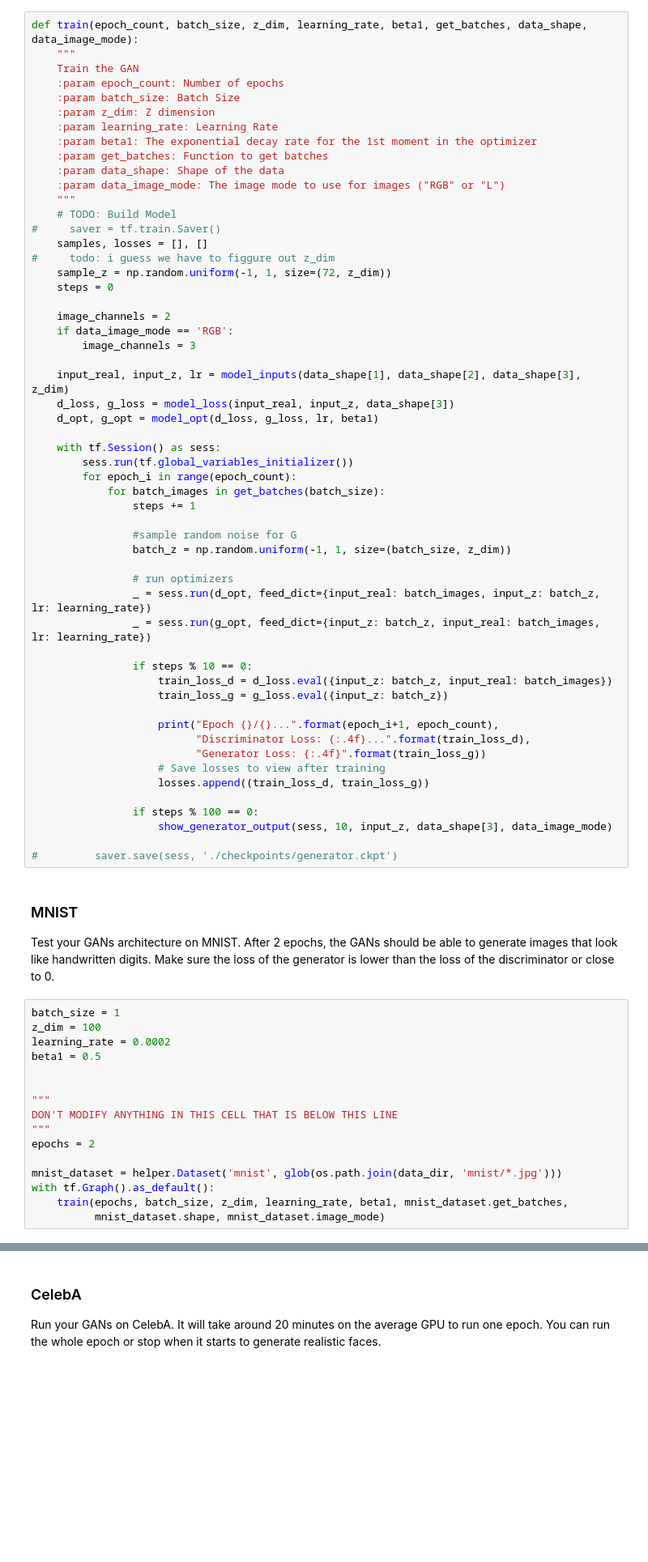
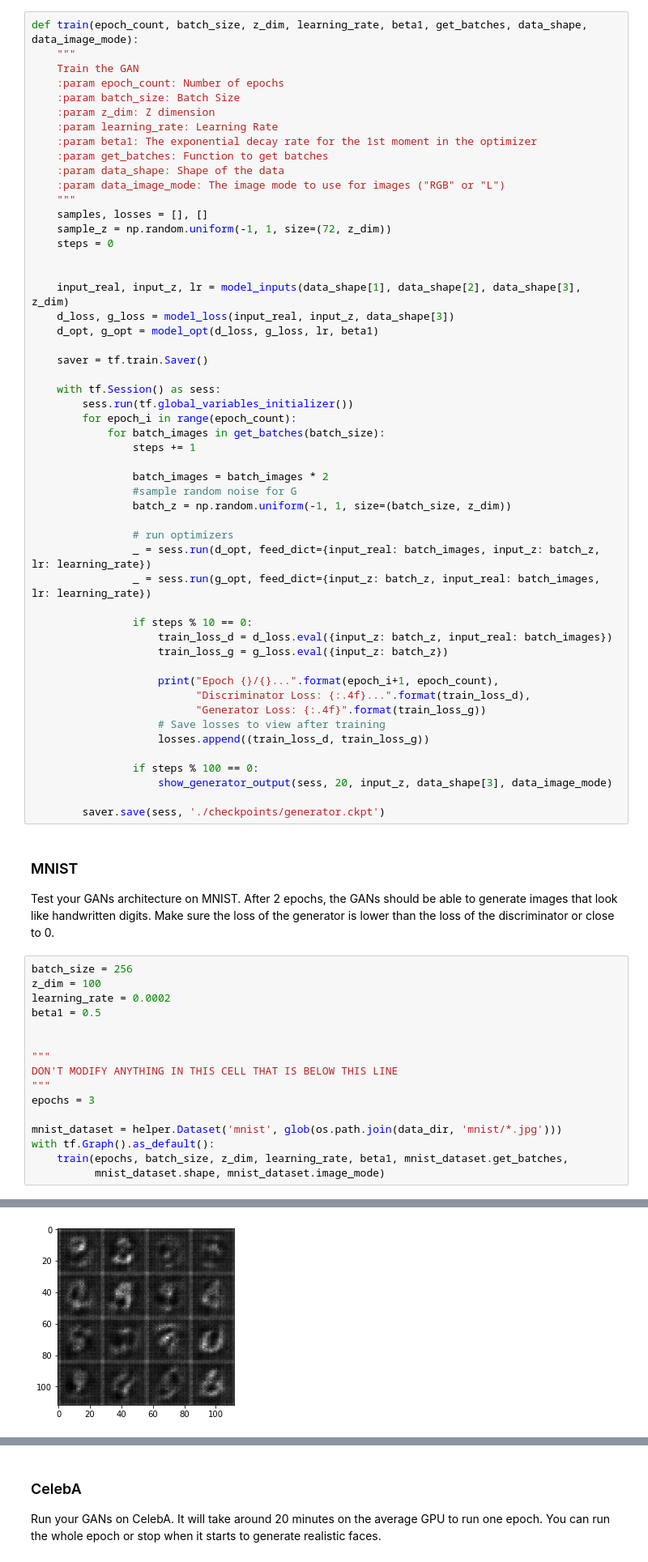
Before and after one commit to a-kulbei/facegen, a Jupyter notebook: dlnd_face_generation.ipynb, the cells around one changed output, grey strips where cells are left out. Shown at 81% size. Cells and saved outputs as stored; diff of their text form; blank space fills up the shorter version.

Commit message:
final version of face gen model

```diff
--- a/dlnd_face_generation.ipynb
+++ b/dlnd_face_generation.ipynb
@@ -325,20 +333,16 @@ def train(epoch_count, batch_size, z_dim, learning_rate, beta1, get_batches, dat
     :param data_shape: Shape of the data
     :param data_image_mode: The image mode to use for images ("RGB" or "L")
     """
-    # TODO: Build Model
-#     saver = tf.train.Saver()
     samples, losses = [], []
-#     todo: i guess we have to figgure out z_dim
     sample_z = np.random.uniform(-1, 1, size=(72, z_dim))
     steps = 0
 
-    image_channels = 2
-    if data_image_mode == 'RGB':
-        image_channels = 3
 
     input_real, input_z, lr = model_inputs(data_shape[1], data_shape[2], data_shape[3], z_dim)
     d_loss, g_loss = model_loss(input_real, input_z, data_shape[3])
     d_opt, g_opt = model_opt(d_loss, g_loss, lr, beta1)
+
+    saver = tf.train.Saver()
 
     with tf.Session() as sess:
         sess.run(tf.global_variables_initializer())
@@ -346,6 +350,7 @@ def train(epoch_count, batch_size, z_dim, learning_rate, beta1, get_batches, dat
             for batch_images in get_batches(batch_size):
                 steps += 1
 
+                batch_images = batch_images * 2
                 #sample random noise for G
                 batch_z = np.random.uniform(-1, 1, size=(batch_size, z_dim))
 
@@ -364,14 +369,14 @@ def train(epoch_count, batch_size, z_dim, learning_rate, beta1, get_batches, dat
                     losses.append((train_loss_d, train_loss_g))
 
                 if steps % 100 == 0:
-                    show_generator_output(sess, 10, input_z, data_shape[3], data_image_mode)
+                    show_generator_output(sess, 20, input_z, data_shape[3], data_image_mode)
 
-#         saver.save(sess, './checkpoints/generator.ckpt')
+        saver.save(sess, './checkpoints/generator.ckpt')
 # %% [markdown]
 ### MNIST
 Test your GANs architecture on MNIST.  After 2 epochs, the GANs should be able to generate images that look like handwritten digits.  Make sure the loss of the generator is lower than the loss of the discriminator or close to 0.
 # %%
-batch_size = 1
+batch_size = 256
 z_dim = 100
 learning_rate = 0.0002
 beta1 = 0.5
@@ -380,7 +385,7 @@ beta1 = 0.5
 """
 DON'T MODIFY ANYTHING IN THIS CELL THAT IS BELOW THIS LINE
 """
-epochs = 2
+epochs = 3
 
 mnist_dataset = helper.Dataset('mnist', glob(os.path.join(data_dir, 'mnist/*.jpg')))
 with tf.Graph().as_default():
@@ -398,0 +405 @@ Epoch 1/2... Discriminator Loss: 3.8447... Generator Loss: 0.0219
+[figure, added]
```
Also changed, not shown: parts of 6 cells of this notebook, 4 other files.
